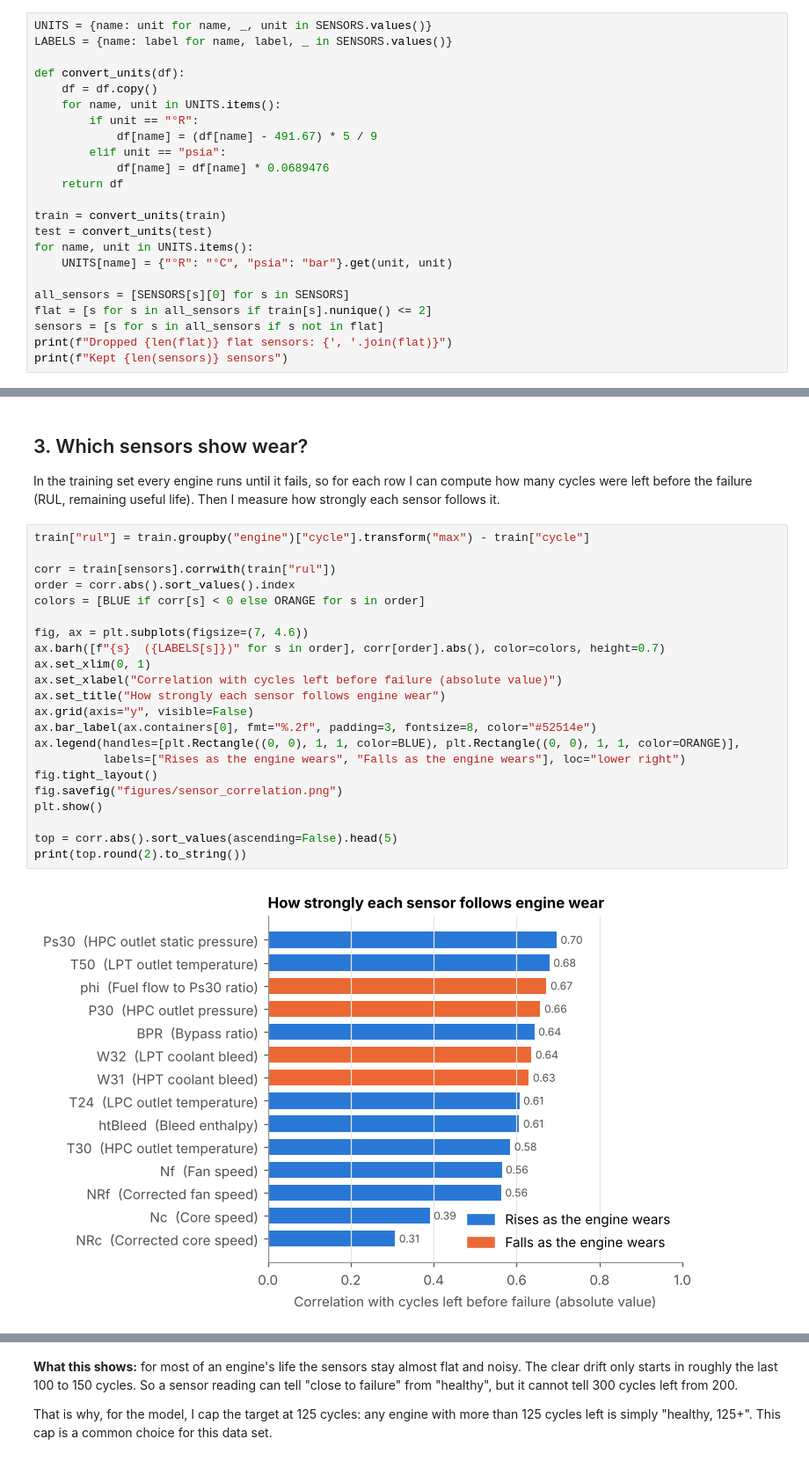
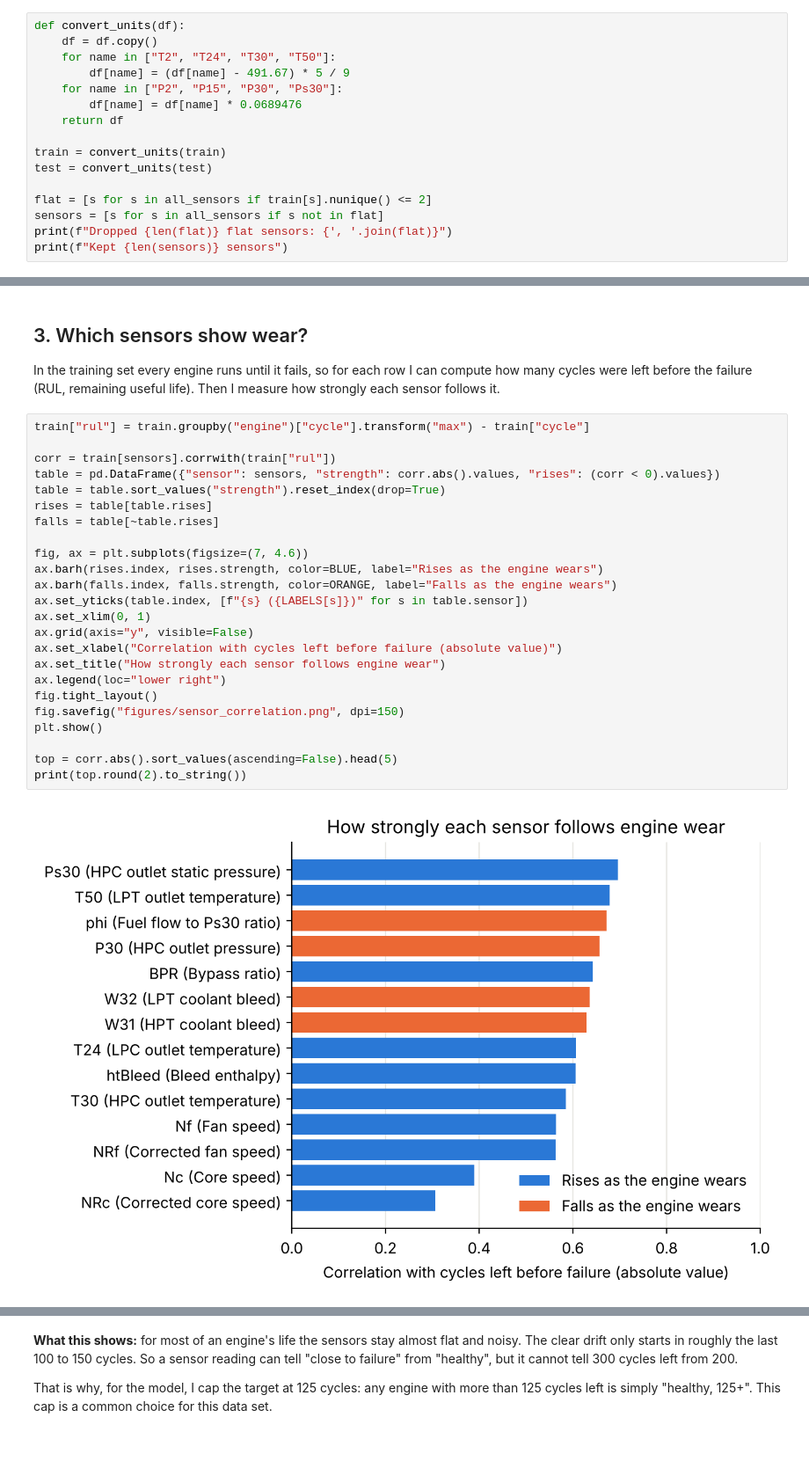
Before and after one commit to RiadLahrichi/jet-engine-sensor-analysis, a Jupyter notebook: analysis.ipynb, the cells around one changed output, grey strips where cells are left out. Shown at 88% size. Drawn from its saved outputs; the diff is of its cells as text.

```diff
--- a/analysis.ipynb
+++ b/analysis.ipynb
@@ -91,24 +83,17 @@ The temperatures are in degrees Rankine and the pressures in psia, which are har
 
 Some sensors never change on this data set, so they carry no information about wear. I drop every sensor that only takes one or two different values.
 # %%
-UNITS = {name: unit for name, _, unit in SENSORS.values()}
-LABELS = {name: label for name, label, _ in SENSORS.values()}
-
 def convert_units(df):
     df = df.copy()
-    for name, unit in UNITS.items():
-        if unit == "°R":
-            df[name] = (df[name] - 491.67) * 5 / 9
-        elif unit == "psia":
-            df[name] = df[name] * 0.0689476
+    for name in ["T2", "T24", "T30", "T50"]:
+        df[name] = (df[name] - 491.67) * 5 / 9
+    for name in ["P2", "P15", "P30", "Ps30"]:
+        df[name] = df[name] * 0.0689476
     return df
 
 train = convert_units(train)
 test = convert_units(test)
-for name, unit in UNITS.items():
-    UNITS[name] = {"°R": "°C", "psia": "bar"}.get(unit, unit)
 
-all_sensors = [SENSORS[s][0] for s in SENSORS]
 flat = [s for s in all_sensors if train[s].nunique() <= 2]
 sensors = [s for s in all_sensors if s not in flat]
 print(f"Dropped {len(flat)} flat sensors: {', '.join(flat)}")
@@ -123,27 +108,29 @@ In the training set every engine runs until it fails, so for each row I can comp
 # %%
 train["rul"] = train.groupby("engine")["cycle"].transform("max") - train["cycle"]
 
 corr = train[sensors].corrwith(train["rul"])
-order = corr.abs().sort_values().index
-colors = [BLUE if corr[s] < 0 else ORANGE for s in order]
+table = pd.DataFrame({"sensor": sensors, "strength": corr.abs().values, "rises": (corr < 0).values})
+table = table.sort_values("strength").reset_index(drop=True)
+rises = table[table.rises]
+falls = table[~table.rises]
 
 fig, ax = plt.subplots(figsize=(7, 4.6))
-ax.barh([f"{s}  ({LABELS[s]})" for s in order], corr[order].abs(), color=colors, height=0.7)
+ax.barh(rises.index, rises.strength, color=BLUE, label="Rises as the engine wears")
+ax.barh(falls.index, falls.strength, color=ORANGE, label="Falls as the engine wears")
+ax.set_yticks(table.index, [f"{s} ({LABELS[s]})" for s in table.sensor])
 ax.set_xlim(0, 1)
+ax.grid(axis="y", visible=False)
 ax.set_xlabel("Correlation with cycles left before failure (absolute value)")
 ax.set_title("How strongly each sensor follows engine wear")
-ax.grid(axis="y", visible=False)
-ax.bar_label(ax.containers[0], fmt="%.2f", padding=3, fontsize=8, color="#52514e")
-ax.legend(handles=[plt.Rectangle((0, 0), 1, 1, color=BLUE), plt.Rectangle((0, 0), 1, 1, color=ORANGE)],
-          labels=["Rises as the engine wears", "Falls as the engine wears"], loc="lower right")
+ax.legend(loc="lower right")
 fig.tight_layout()
-fig.savefig("figures/sensor_correlation.png")
+fig.savefig("figures/sensor_correlation.png", dpi=150)
 plt.show()
 
 top = corr.abs().sort_values(ascending=False).head(5)
 print(top.round(2).to_string())
 # %% [output]
-[figure, old version]
+[figure, new version]
 Ps30    0.70
 T50     0.68
 phi     0.67
```
Also changed, not shown: parts of 6 cells of this notebook, 3 other files.
